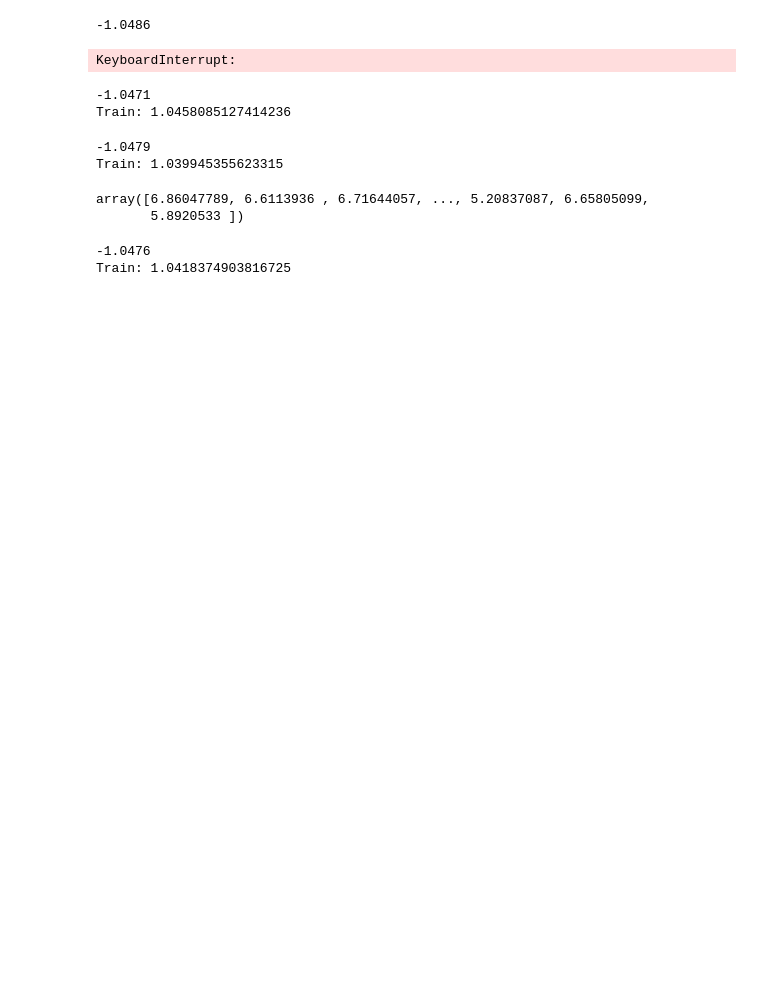
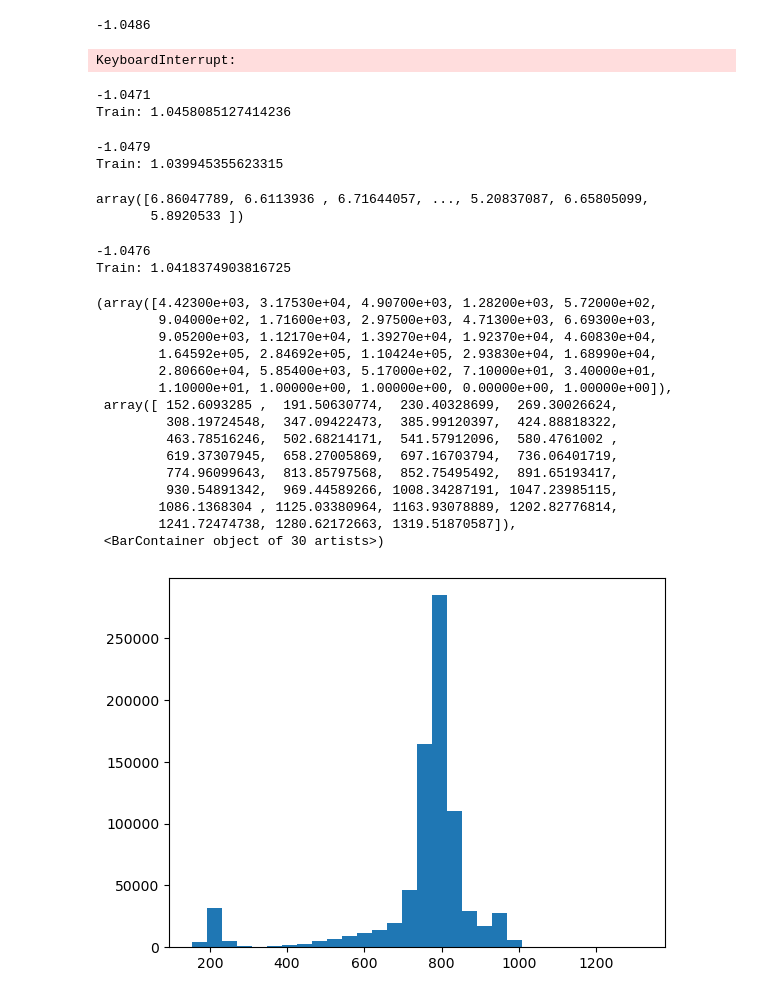
Before and after one commit to xelanicol/Portfolio, a Jupyter notebook: Kaggle_regression_insurance/kaggle_regression_insurance_keep_native_categorical.ipynb, the cells around one changed output. Cells and saved outputs as stored; diff of their text form; code cells hidden in the pictures; blank space fills up the shorter version.

```diff
--- a/Kaggle_regression_insurance/kaggle_regression_insurance_keep_native_categorical.ipynb
+++ b/Kaggle_regression_insurance/kaggle_regression_insurance_keep_native_categorical.ipynb
@@ -313,3 +313,22 @@ Train: 1.0418374903816725
 # %%
 pred = np.expm1(reg.predict(df_test[sel_cols]))
 pd.DataFrame().from_dict({'id':df_test[sel_cols].index,'Premium Amount':pred}).to_csv('my_sample_submission.csv',index=False)
+# %%
+plt.hist(pred,bins=30)
+# %% [output]
+(array([4.42300e+03, 3.17530e+04, 4.90700e+03, 1.28200e+03, 5.72000e+02,
+        9.04000e+02, 1.71600e+03, 2.97500e+03, 4.71300e+03, 6.69300e+03,
+        9.05200e+03, 1.12170e+04, 1.39270e+04, 1.92370e+04, 4.60830e+04,
+        1.64592e+05, 2.84692e+05, 1.10424e+05, 2.93830e+04, 1.68990e+04,
+        2.80660e+04, 5.85400e+03, 5.17000e+02, 7.10000e+01, 3.40000e+01,
+        1.10000e+01, 1.00000e+00, 1.00000e+00, 0.00000e+00, 1.00000e+00]),
+ array([ 152.6093285 ,  191.50630774,  230.40328699,  269.30026624,
+         308.19724548,  347.09422473,  385.99120397,  424.88818322,
+         463.78516246,  502.68214171,  541.57912096,  580.4761002 ,
+         619.37307945,  658.27005869,  697.16703794,  736.06401719,
+         774.96099643,  813.85797568,  852.75495492,  891.65193417,
+         930.54891342,  969.44589266, 1008.34287191, 1047.23985115,
+        1086.1368304 , 1125.03380964, 1163.93078889, 1202.82776814,
+        1241.72474738, 1280.62172663, 1319.51870587]),
+ <BarContainer object of 30 artists>)
+[figure, added]
```
Also changed, not shown: parts of 7 cells of this notebook, 8 other files.
